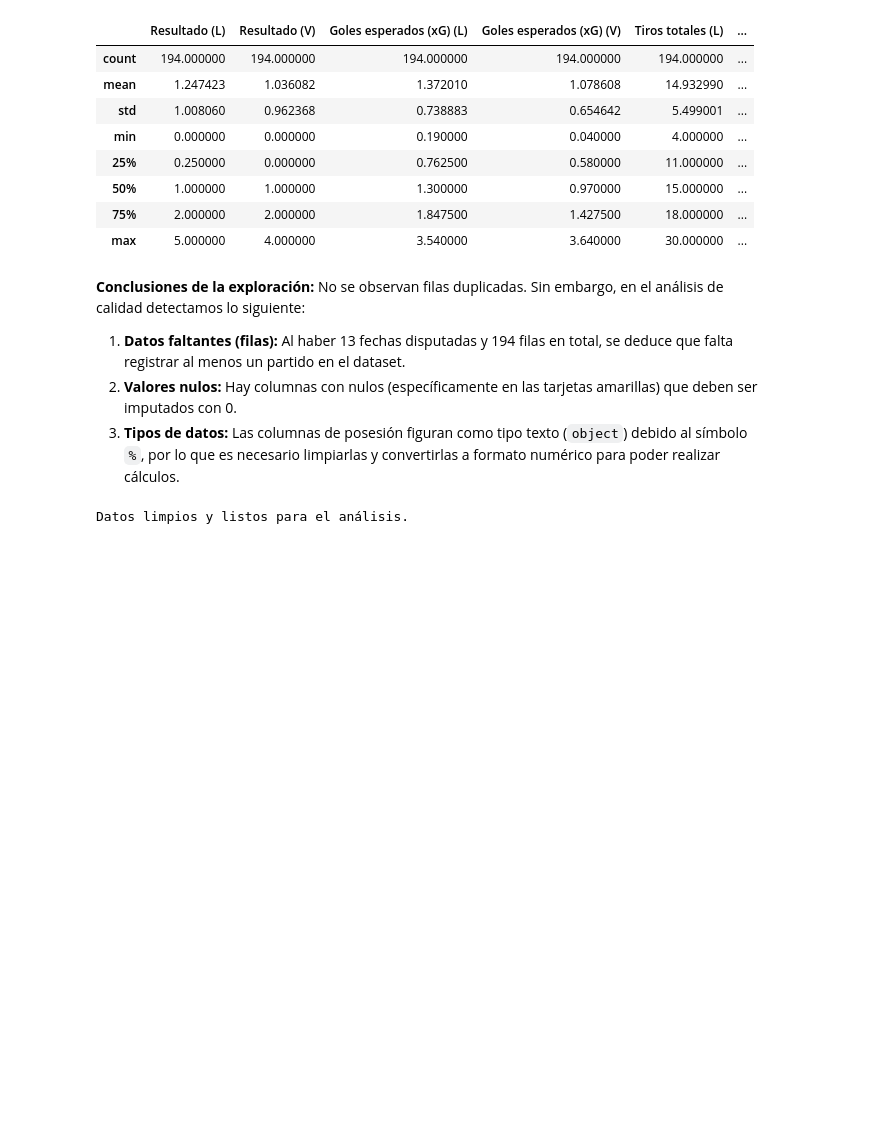
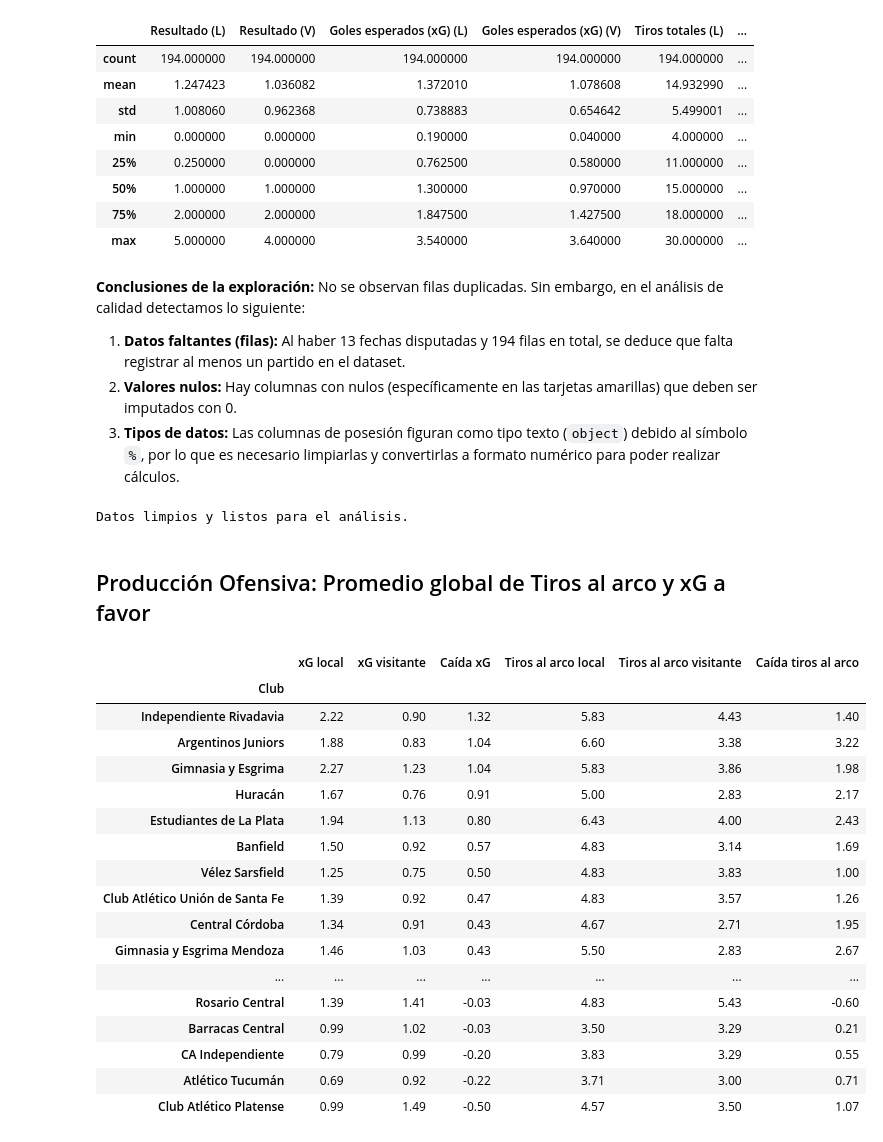
Before and after one commit to santiagoleguizamon10/TP-labo, a Jupyter notebook: tp__labo.ipynb, the cells around one changed output. Cells and saved outputs as stored; diff of their text form; code cells hidden in the pictures; blank space fills up the shorter version.

Commit message:
analisis-produccion-ofensiva

```diff
--- a/tp__labo.ipynb
+++ b/tp__labo.ipynb
@@ -110,3 +111,53 @@ df['Posesión de balón (V)'] = df['Posesión de balón (V)'].str.replace('%', '
 print("Datos limpios y listos para el análisis.")
 # %% [output]
 Datos limpios y listos para el análisis.
+# %% [markdown]
+
+Producción Ofensiva: Promedio global de Tiros al arco y xG a favor
+---
+# %%
+local = df[['Local', 'Goles esperados (xG) (L)', 'Tiros al arco (L)']].copy()
+local.columns = ['Club', 'xG', 'Tiros al arco']
+local['Condición'] = 'Local'
+
+visitante = df[['Visitante', 'Goles esperados (xG) (V)', 'Tiros al arco (V)']].copy()
+visitante.columns = ['Club', 'xG', 'Tiros al arco']
+visitante['Condición'] = 'Visitante'
+partidos = pd.concat([local, visitante], ignore_index=True)
+
+promedios = partidos.groupby(['Club', 'Condición'])[
+    ['xG', 'Tiros al arco']
+].mean().unstack('Condición')
+
+# Caída absoluta al salir: promedio local menos promedio visitante
+resumen = pd.DataFrame(index=promedios.index)
+resumen['xG local'] = promedios[('xG', 'Local')]
+resumen['xG visitante'] = promedios[('xG', 'Visitante')]
+resumen['Caída xG'] = resumen['xG local'] - resumen['xG visitante']
+resumen['Tiros al arco local'] = promedios[('Tiros al arco', 'Local')]
+resumen['Tiros al arco visitante'] = promedios[('Tiros al arco', 'Visitante')]
+resumen['Caída tiros al arco'] = (
+    resumen['Tiros al arco local'] - resumen['Tiros al arco visitante']
+)
+
+resumen = resumen.sort_values('Caída xG', ascending=False)
+resumen.round(2)
+# %% [output]
+|  | xG local | xG visitante | Caída xG | Tiros al arco local | Tiros al arco visitante | Caída tiros al arco |
+| Club |  |  |  |  |  |  |
+| Independiente Rivadavia | 2.22 | 0.90 | 1.32 | 5.83 | 4.43 | 1.40 |
+| Argentinos Juniors | 1.88 | 0.83 | 1.04 | 6.60 | 3.38 | 3.22 |
+| Gimnasia y Esgrima | 2.27 | 1.23 | 1.04 | 5.83 | 3.86 | 1.98 |
+| Huracán | 1.67 | 0.76 | 0.91 | 5.00 | 2.83 | 2.17 |
+| Estudiantes de La Plata | 1.94 | 1.13 | 0.80 | 6.43 | 4.00 | 2.43 |
+| Banfield | 1.50 | 0.92 | 0.57 | 4.83 | 3.14 | 1.69 |
+| Vélez Sarsfield | 1.25 | 0.75 | 0.50 | 4.83 | 3.83 | 1.00 |
+| Club Atlético Unión de Santa Fe | 1.39 | 0.92 | 0.47 | 4.83 | 3.57 | 1.26 |
+| Central Córdoba | 1.34 | 0.91 | 0.43 | 4.67 | 2.71 | 1.95 |
+| Gimnasia y Esgrima Mendoza | 1.46 | 1.03 | 0.43 | 5.50 | 2.83 | 2.67 |
+| ... | ... | ... | ... | ... | ... | ... |
+| Rosario Central | 1.39 | 1.41 | -0.03 | 4.83 | 5.43 | -0.60 |
+| Barracas Central | 0.99 | 1.02 | -0.03 | 3.50 | 3.29 | 0.21 |
+| CA Independiente | 0.79 | 0.99 | -0.20 | 3.83 | 3.29 | 0.55 |
+| Atlético Tucumán | 0.69 | 0.92 | -0.22 | 3.71 | 3.00 | 0.71 |
+| Club Atlético Platense | 0.99 | 1.49 | -0.50 | 4.57 | 3.50 | 1.07 |
```
Also changed, not shown: parts of 5 cells of this notebook.
